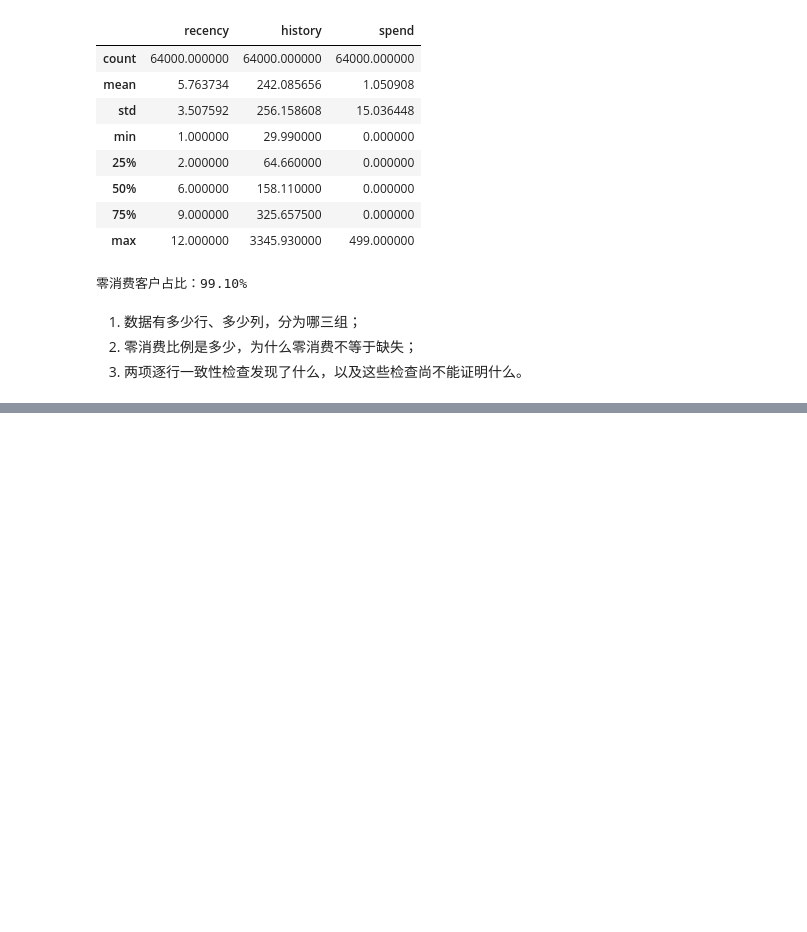
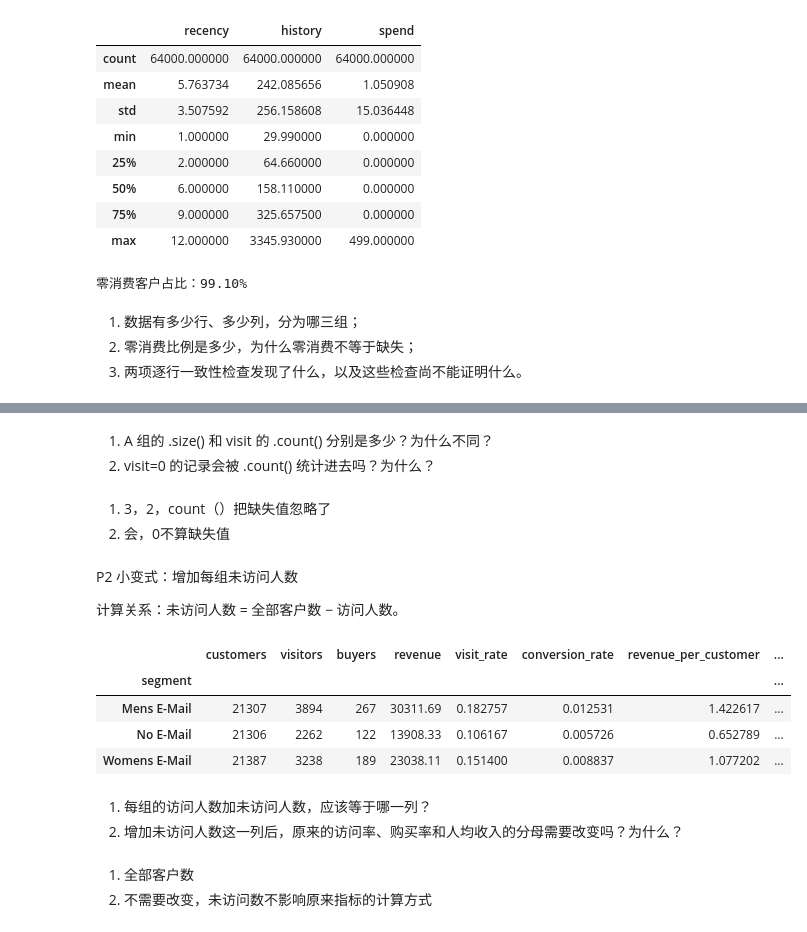
Before and after one commit to xiaomaoII/email-abtest-analysis, a Jupyter notebook: notebooks/python_practice.ipynb, the cells around one changed output, grey strips where cells are left out. Drawn from its saved outputs; the diff is of its cells as text; code cells hidden in the pictures; blank space fills up the shorter version.

Commit message:
Complete guided P2 grouped metrics

```diff
--- a/notebooks/python_practice.ipynb
+++ b/notebooks/python_practice.ipynb
@@ -145,0 +161,3 @@ print(f"零消费客户占比：{zero_spend_rate:.2%}")
+# %%
+group_sizes = df.groupby("segment").size()
+group_sizes
@@ -145,0 +190,11 @@ print(f"零消费客户占比：{zero_spend_rate:.2%}")
+# %%
+group_totals = (
+    df.groupby("segment")
+      .agg(
+          visitors=("visit", "sum"),
+          buyers=("conversion", "sum"),
+          revenue=("spend", "sum"),
+      )
+)
+
+group_totals
@@ -145,0 +219,9 @@ print(f"零消费客户占比：{zero_spend_rate:.2%}")
+# %%
+group_summary = group_totals.copy()
+group_summary["customers"] = group_sizes
+
+group_summary = group_summary[
+    ["customers", "visitors", "buyers", "revenue"]
+]
+
+group_summary
@@ -145,0 +234,14 @@ print(f"零消费客户占比：{zero_spend_rate:.2%}")
+# %%
+group_summary["visit_rate"] = (
+    group_summary["visitors"] / group_summary["customers"]
+)
+
+group_summary["conversion_rate"] = (
+    group_summary["buyers"] / group_summary["customers"]
+)
+
+group_summary["revenue_per_customer"] = (
+    group_summary["revenue"] / group_summary["customers"]
+)
+
+group_summary
@@ -145,0 +399,28 @@ print(f"零消费客户占比：{zero_spend_rate:.2%}")
+# %% [markdown]
+1. A 组的 .size() 和 visit 的 .count() 分别是多少？为什么不同？
+2. visit=0 的记录会被 .count() 统计进去吗？为什么？
+# %% [markdown]
+1. 3，2，count（）把缺失值忽略了
+2. 会，0不算缺失值
+# %% [markdown]
+P2 小变式：增加每组未访问人数
+
+计算关系：未访问人数 = 全部客户数 − 访问人数。
+# %%
+group_summary["non_visitors"] = (
+    group_summary["customers"] - group_summary["visitors"]
+)
+
+group_summary
+# %% [output]
+|  | customers | visitors | buyers | revenue | visit_rate | conversion_rate | revenue_per_customer | ... |
+| segment |  |  |  |  |  |  |  | ... |
+| Mens E-Mail | 21307 | 3894 | 267 | 30311.69 | 0.182757 | 0.012531 | 1.422617 | ... |
+| No E-Mail | 21306 | 2262 | 122 | 13908.33 | 0.106167 | 0.005726 | 0.652789 | ... |
+| Womens E-Mail | 21387 | 3238 | 189 | 23038.11 | 0.151400 | 0.008837 | 1.077202 | ... |
+# %% [markdown]
+1. 每组的访问人数加未访问人数，应该等于哪一列？
+2. 增加未访问人数这一列后，原来的访问率、购买率和人均收入的分母需要改变吗？为什么？
+# %% [markdown]
+1. 全部客户数
+2. 不需要改变，未访问数不影响原来指标的计算方式
```
Also changed, not shown: parts of 27 cells of this notebook, 4 other files.
